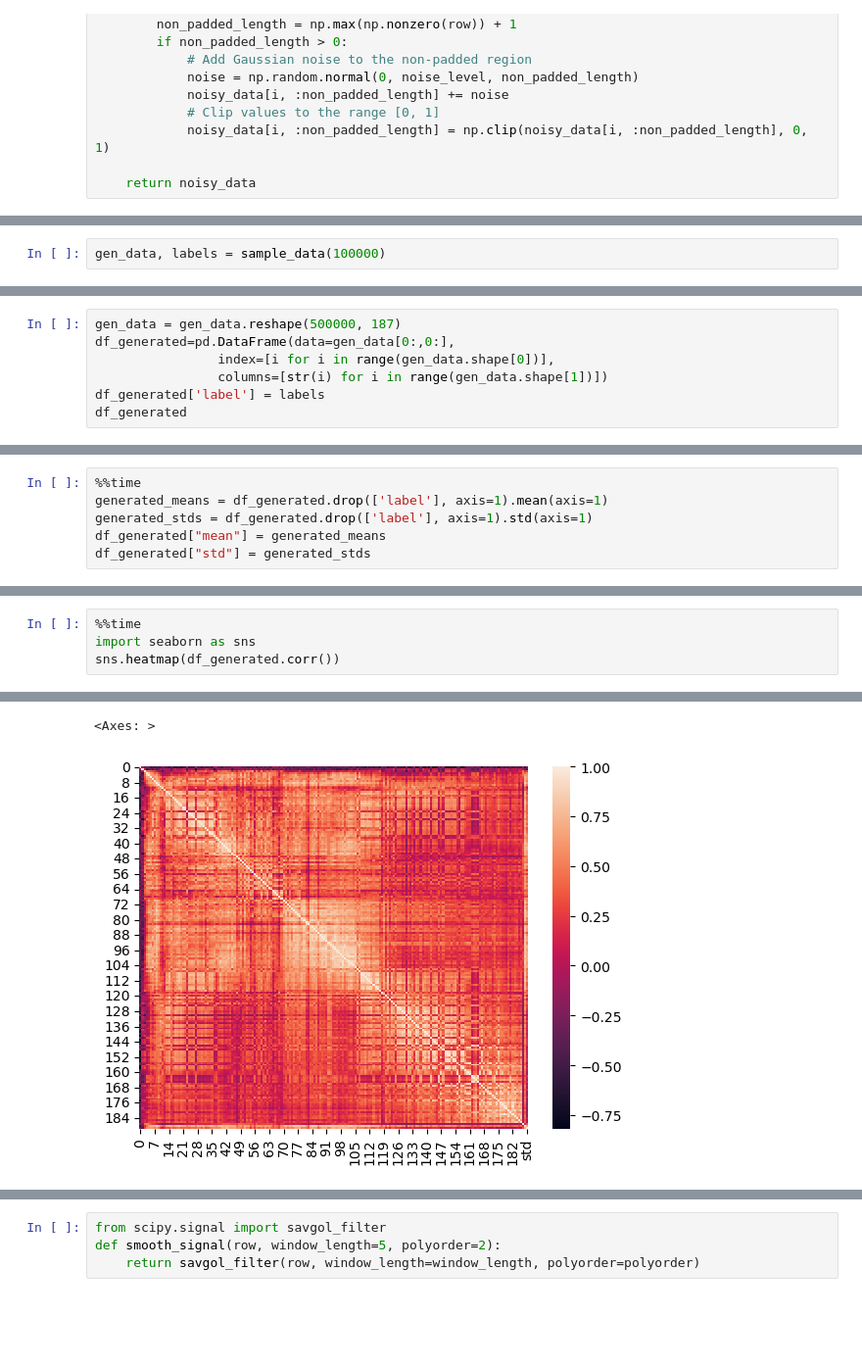
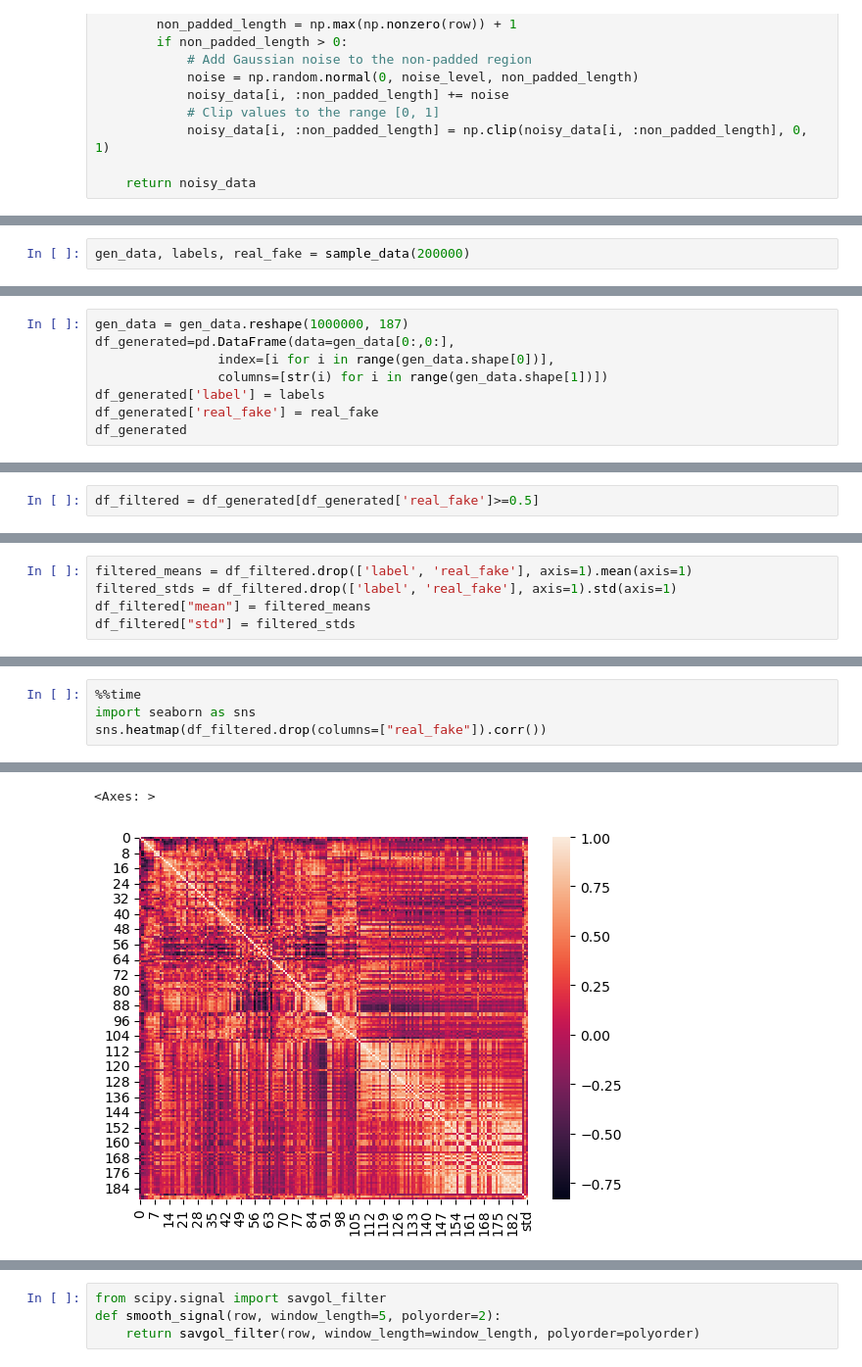
Before and after one commit to Chiuchiyin/ECG-cGAN, a Jupyter notebook: CGAN_optimised.ipynb, the cells around one changed output, grey strips where cells are left out. Shown at 98% size. Drawn from its saved outputs; the diff is of its cells as text; blank space fills up the shorter version.

```diff
--- a/CGAN_optimised.ipynb
+++ b/CGAN_optimised.ipynb
@@ -616,4 +706,4 @@ def sample_data(amount):
 CPU times: total: 0 ns
 Wall time: 0 ns
 # %%
-gen_data, labels = sample_data(100000)
+gen_data, labels, real_fake = sample_data(200000)
@@ -620,9 +712,10 @@ gen_data, labels = sample_data(100000)
 # %%
-gen_data = gen_data.reshape(500000, 187)
+gen_data = gen_data.reshape(1000000, 187)
 df_generated=pd.DataFrame(data=gen_data[0:,0:],
                 index=[i for i in range(gen_data.shape[0])],
                 columns=[str(i) for i in range(gen_data.shape[1])])
 df_generated['label'] = labels
+df_generated['real_fake'] = real_fake
 df_generated
 # %% [output]
 |  | 0 | 1 | 2 | 3 | 4 | 5 | 6 | 7 | 8 | 9 | ... | ... |
@@ -640,0 +734,2 @@ df_generated
+# %%
+df_filtered = df_generated[df_generated['real_fake']>=0.5]
@@ -656,6 +758,5 @@ Wall time: 4.82 s
 # %%
-%%time
-generated_means = df_generated.drop(['label'], axis=1).mean(axis=1)
-generated_stds = df_generated.drop(['label'], axis=1).std(axis=1)
-df_generated["mean"] = generated_means
-df_generated["std"] = generated_stds
+filtered_means = df_filtered.drop(['label', 'real_fake'], axis=1).mean(axis=1)
+filtered_stds = df_filtered.drop(['label', 'real_fake'], axis=1).std(axis=1)
+df_filtered["mean"] = filtered_means
+df_filtered["std"] = filtered_stds
@@ -665,5 +763,5 @@ Wall time: 3.77 s
 # %%
 %%time
 import seaborn as sns
-sns.heatmap(df_generated.corr())
+sns.heatmap(df_filtered.drop(columns=["real_fake"]).corr())
 # %% [output]
@@ -672,4 +770,4 @@ Wall time: 26.8 s
 <Axes: >
-[figure, old version]
+[figure, new version]
 # %%
 %%time
```
Also changed, not shown: parts of 61 cells of this notebook, 12 other files.
